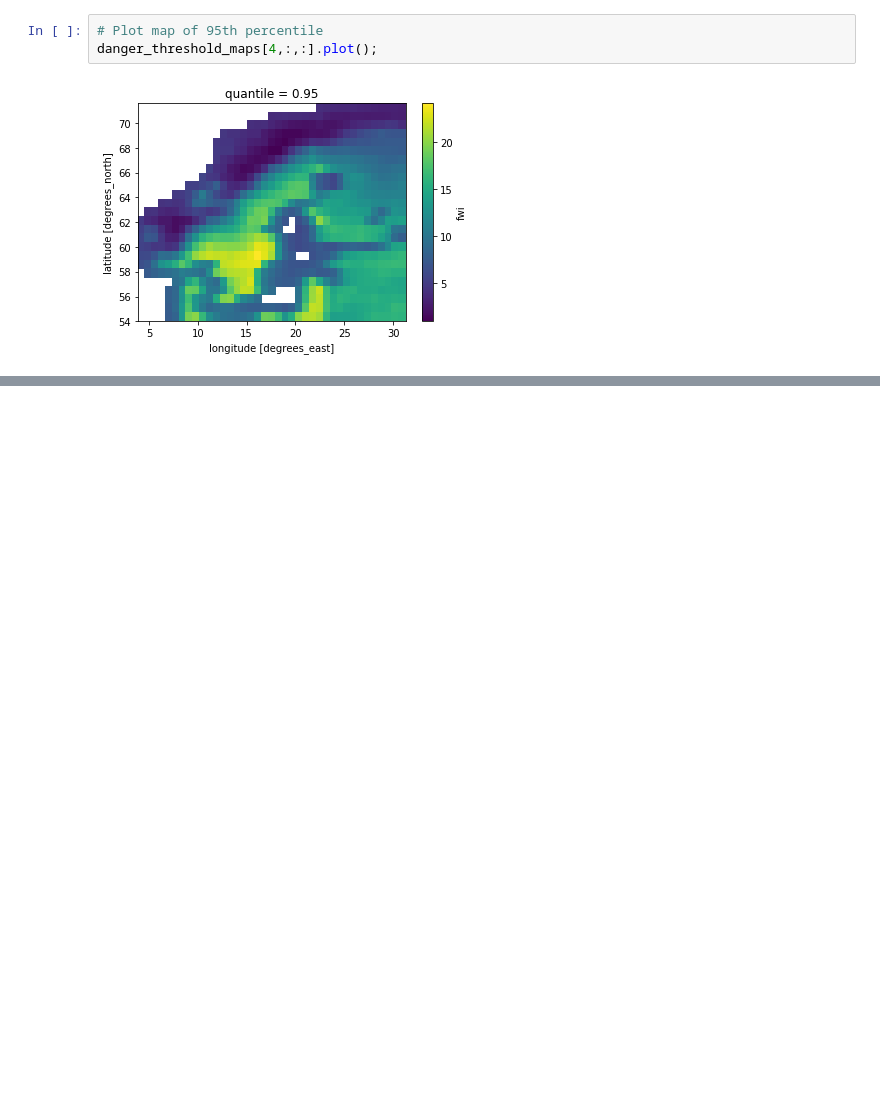
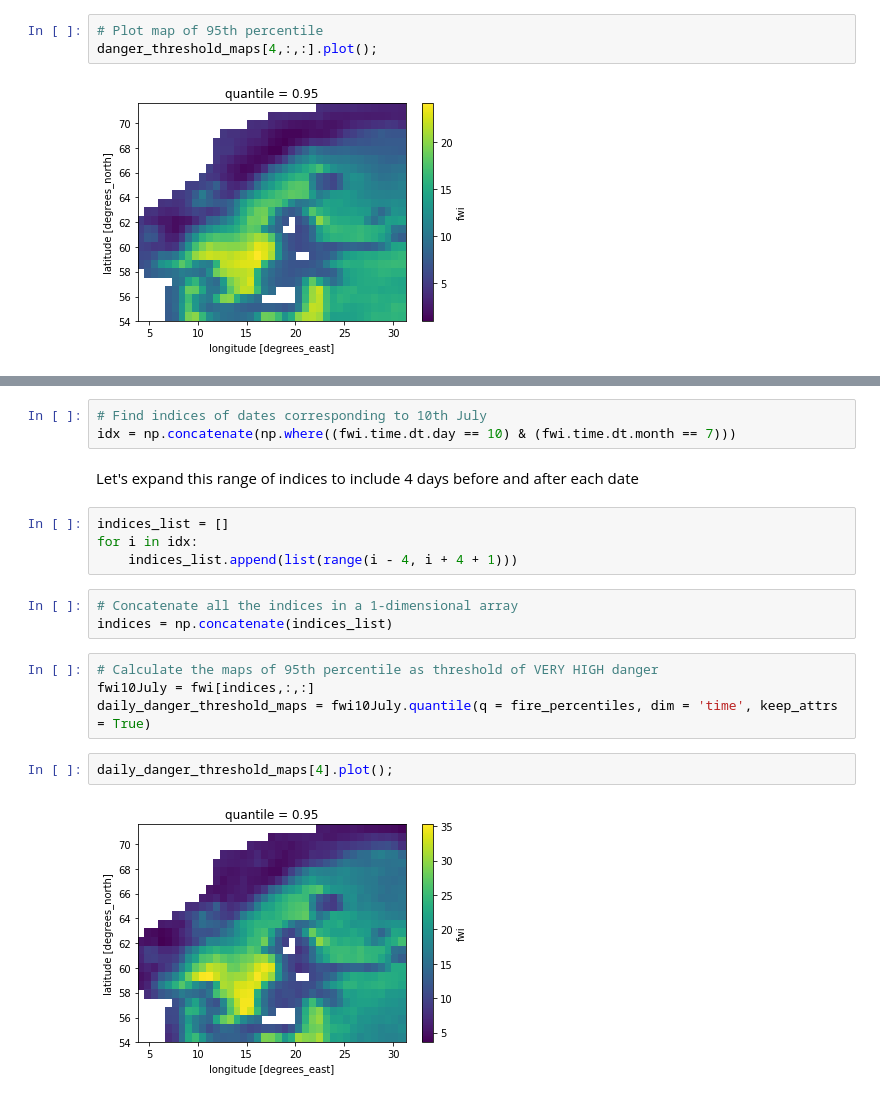
Before and after one commit to cvitolo/geff_notebooks, a Jupyter notebook: GEFF_ERAI_Python3.ipynb, the cells around one changed output, grey strips where cells are left out. Saved outputs shown, nothing was run; the diff lists cells and outputs as text; blank space fills up the shorter version.

```diff
--- a/GEFF_ERAI.ipynb
+++ b/GEFF_ERAI_Python3.ipynb
@@ -118,0 +141,20 @@ Coordinates:
+# %%
+# Find indices of dates corresponding to 10th July
+idx = np.concatenate(np.where((fwi.time.dt.day == 10) & (fwi.time.dt.month == 7)))
+# %% [markdown]
+Let's expand this range of indices to include 4 days before and after each date
+# %%
+indices_list = []
+for i in idx:
+    indices_list.append(list(range(i - 4, i + 4 + 1)))
+# %%
+# Concatenate all the indices in a 1-dimensional array
+indices = np.concatenate(indices_list)
+# %%
+# Calculate the maps of 95th percentile as threshold of VERY HIGH danger
+fwi10July = fwi[indices,:,:]
+daily_danger_threshold_maps = fwi10July.quantile(q = fire_percentiles, dim = 'time', keep_attrs = True)
+# %%
+daily_danger_threshold_maps[4].plot();
+# %% [output]
+[figure, added]
```
Also changed, not shown: parts of 12 cells of this notebook.
